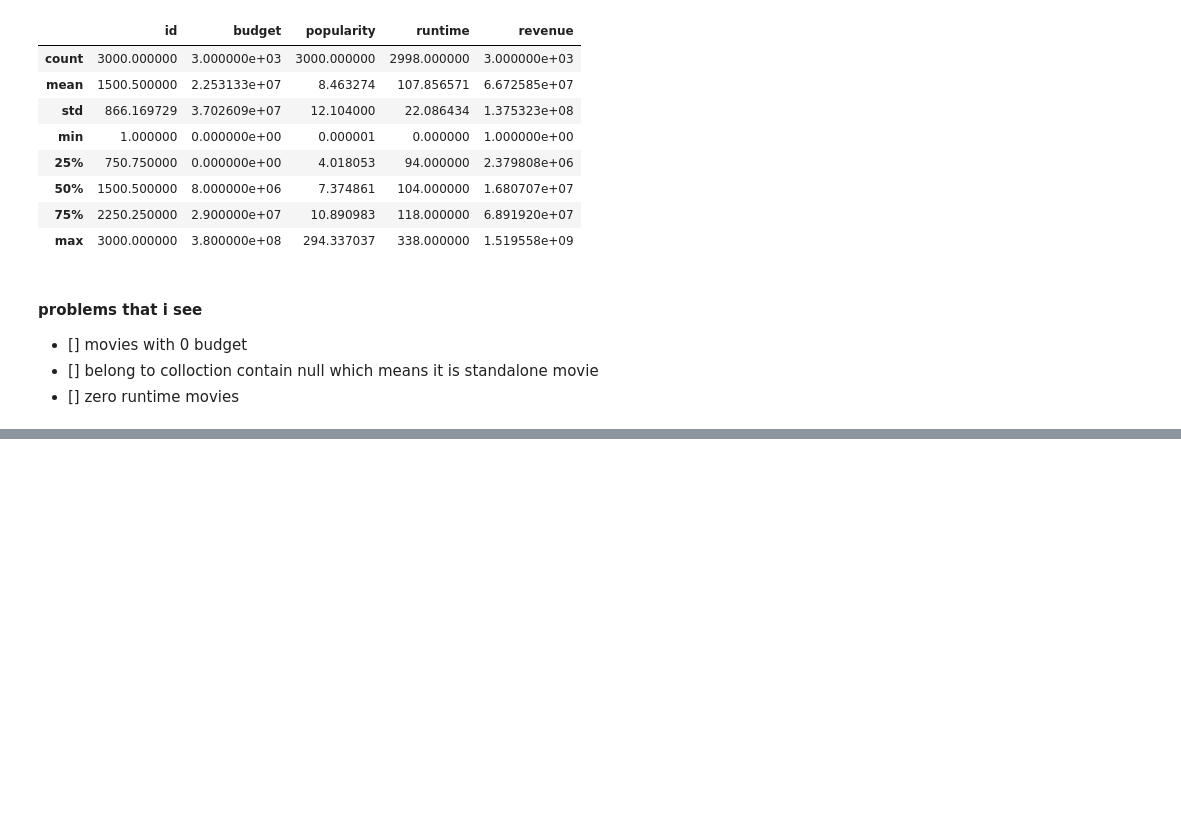
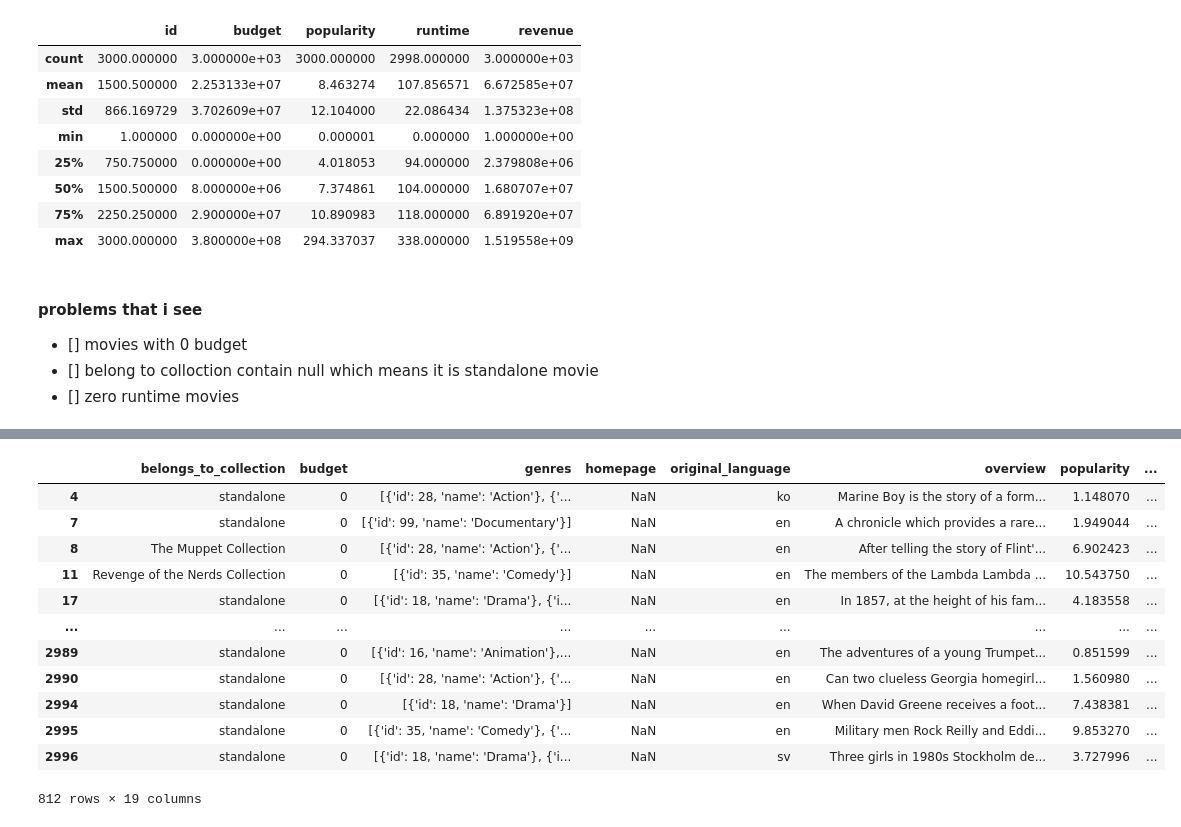
Before and after one commit to abdulvajid1/TMBD-MOVIE-REVENUE-PREDICTION, a Jupyter notebook: notebook.ipynb, the cells around one changed output, grey strips where cells are left out. Saved outputs shown, nothing was run; the diff lists cells and outputs as text; code cells hidden in the pictures; blank space fills up the shorter version.

```diff
--- a/notebook.ipynb
+++ b/notebook.ipynb
@@ -60,8 +60,8 @@ df.describe()
 - [] zero runtime movies
 # %%
 # removing all unneccassary columns for our application
-df[['belongs_to_collection', 'budget', 'genres', 'homepage',
-       'imdb_id', 'original_language', 'original_title', 'overview',
-       'popularity', 'poster_path', 'production_companies',
+df = df[['belongs_to_collection', 'budget', 'genres', 'homepage',
+       'original_language', 'overview',
+       'popularity', 'production_companies',
        'production_countries', 'release_date', 'runtime', 'spoken_languages',
        'status', 'tagline', 'title', 'Keywords', 'cast', 'crew', 'revenue']]
@@ -81,0 +70,6 @@ df[['belongs_to_collection', 'budget', 'genres', 'homepage',
+# %%
+# Univariate analysis
+df['belongs_to_collection'] = df['belongs_to_collection'].apply(lambda x:np.nan if pd.isna(x) else eval(x)[0])
+# %%
+# taking only the name from the belong to colloction
+df['belongs_to_collection'] = df['belongs_to_collection'].apply(lambda x:x['name'] if pd.notna(x) else 'standalone')
@@ -81,0 +104,16 @@ df[['belongs_to_collection', 'budget', 'genres', 'homepage',
+# %%
+df.query('budget==0')
+# %% [output]
+|  | belongs_to_collection | budget | genres | homepage | original_language | overview | popularity | ... |
+| 4 | standalone | 0 | [{'id': 28, 'name': 'Action'}, {'... | NaN | ko | Marine Boy is the story of a form... | 1.148070 | ... |
+| 7 | standalone | 0 | [{'id': 99, 'name': 'Documentary'}] | NaN | en | A chronicle which provides a rare... | 1.949044 | ... |
+| 8 | The Muppet Collection | 0 | [{'id': 28, 'name': 'Action'}, {'... | NaN | en | After telling the story of Flint'... | 6.902423 | ... |
+| 11 | Revenge of the Nerds Collection | 0 | [{'id': 35, 'name': 'Comedy'}] | NaN | en | The members of the Lambda Lambda ... | 10.543750 | ... |
+| 17 | standalone | 0 | [{'id': 18, 'name': 'Drama'}, {'i... | NaN | en | In 1857, at the height of his fam... | 4.183558 | ... |
+| ... | ... | ... | ... | ... | ... | ... | ... | ... |
+| 2989 | standalone | 0 | [{'id': 16, 'name': 'Animation'},... | NaN | en | The adventures of a young Trumpet... | 0.851599 | ... |
+| 2990 | standalone | 0 | [{'id': 28, 'name': 'Action'}, {'... | NaN | en | Can two clueless Georgia homegirl... | 1.560980 | ... |
+| 2994 | standalone | 0 | [{'id': 18, 'name': 'Drama'}] | NaN | en | When David Greene receives a foot... | 7.438381 | ... |
+| 2995 | standalone | 0 | [{'id': 35, 'name': 'Comedy'}, {'... | NaN | en | Military men Rock Reilly and Eddi... | 9.853270 | ... |
+| 2996 | standalone | 0 | [{'id': 18, 'name': 'Drama'}, {'i... | NaN | sv | Three girls in 1980s Stockholm de... | 3.727996 | ... |
+812 rows × 19 columns
```
Also changed, not shown: parts of 18 cells of this notebook.
